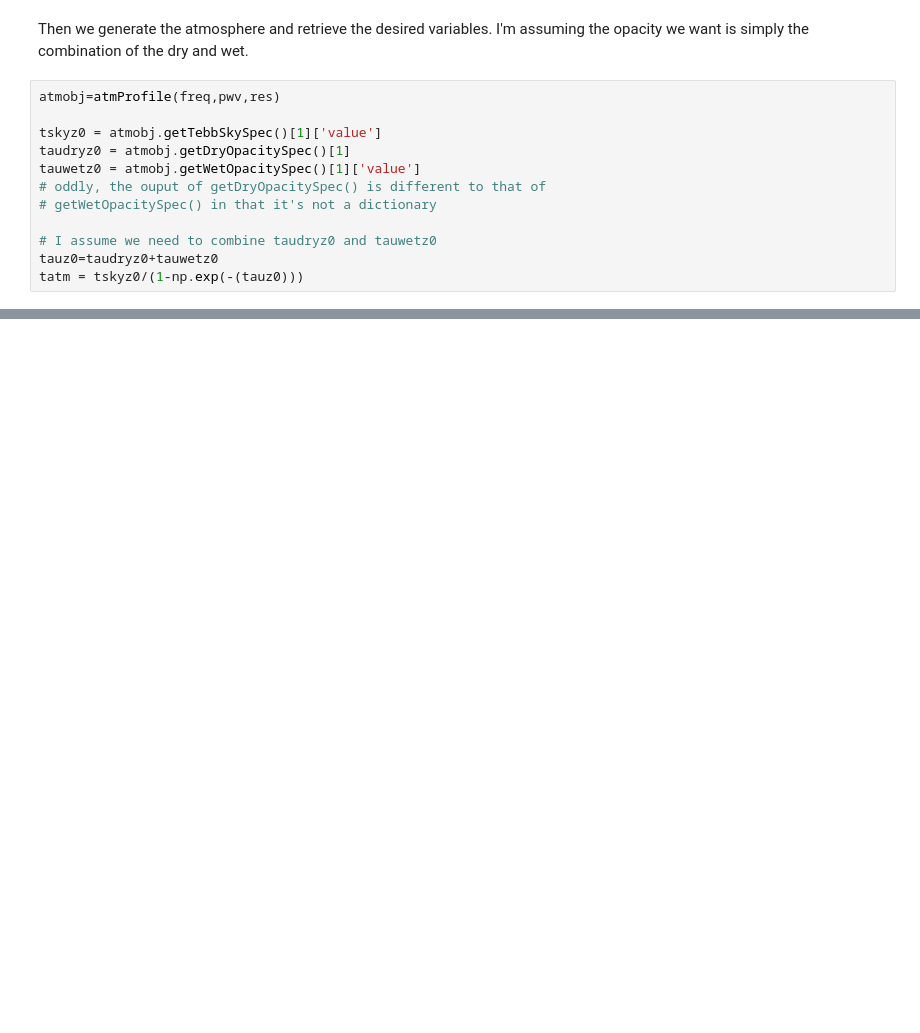
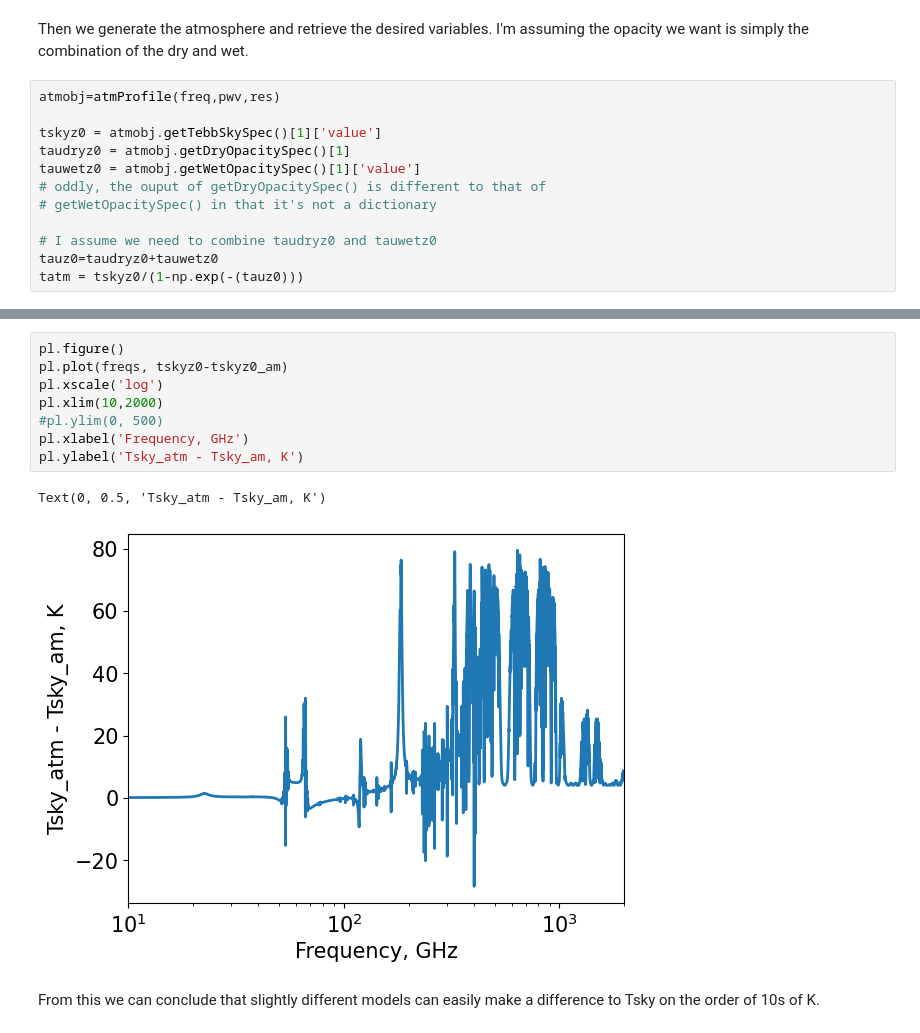
Before and after one commit to astromark/atlast_atmosphere_tests, a Jupyter notebook: atmosphere_tests_atm.ipynb, the cells around one changed output, grey strips where cells are left out. Cells and saved outputs as stored; diff of their text form; blank space fills up the shorter version.

```diff
--- a/atmosphere_tests_atm.ipynb
+++ b/atmosphere_tests_atm.ipynb
@@ -104,0 +125,13 @@ pl.legend(prop={'size':'small'},numpoints=1)
+# %%
+pl.figure()
+pl.plot(freqs, tskyz0-tskyz0_am)
+pl.xscale('log')
+pl.xlim(10,2000)
+#pl.ylim(0, 500)
+pl.xlabel('Frequency, GHz')
+pl.ylabel('Tsky_atm - Tsky_am, K')
+# %% [output]
+Text(0, 0.5, 'Tsky_atm - Tsky_am, K')
+[figure, added]
+# %% [markdown]
+From this we can conclude that slightly different models can easily make a difference to Tsky on the order of 10s of K.
```
Also changed, not shown: parts of 6 cells of this notebook.
